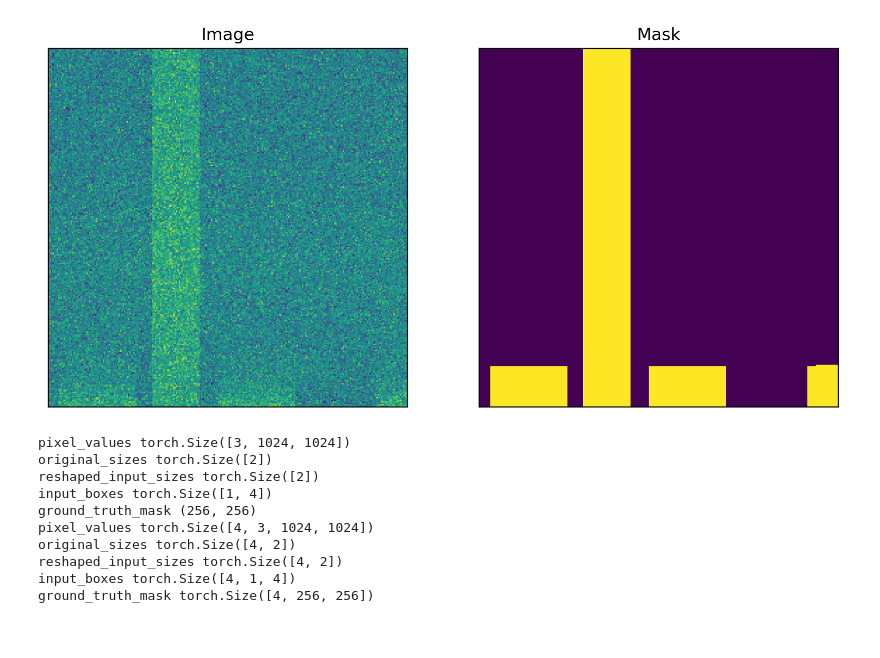
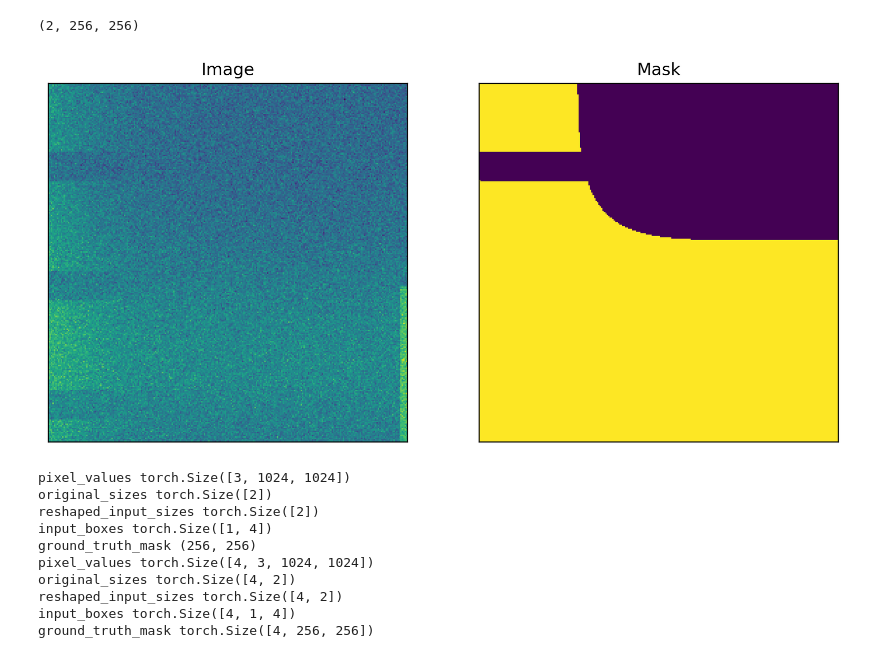
Before and after one commit to preshanth/SAM-RFI, a Jupyter notebook: notebooks/synthetic_training.ipynb, the cells around one changed output. Drawn from its saved outputs; the diff is of its cells as text; code cells hidden in the pictures.

```diff
--- a/notebooks/synthetic_training.ipynb
+++ b/notebooks/synthetic_training.ipynb
@@ -8,15 +8,14 @@ from scipy import stats
 import numpy as np
 import matplotlib.pyplot as plt
 # %%
-
-dir_path = '/home/gpuhost001/ddeal/RFI-AI/'
+dir_path = '/home/gpuhost002/ddeal/RFI-AI/'
 
 synthetic_rfi = SyntheticRFI(min_freq=0, max_freq=256*4, min_time=0, max_time=256*4, points_freq=256*4, points_time=256*4,)
 
 spectrographs = []
 models = []
 
-for i in range(300):
+for i in range(3):
     synthetic_rfi = SyntheticRFI(min_freq=0, max_freq=256*4, min_time=0, max_time=256*4, points_freq=256*4, points_time=256*4,)
     synthetic_rfi.generate_waterfall(pers_freq_gauss=2, pers_time_gauss=2, pers_freq_square=2, pers_time_square=2,
                                     inter_freq_square=2, inter_freq_gauss=2, noise=np.random.randint(1,10), mean=np.random.randint(3,20), mean_rfi=1000, std_rfi=500, edge_buffer=10)
@@ -200,11 +199,15 @@ class SAMDataset(Dataset):
 # %%
 from transformers import SamProcessor
 processor = SamProcessor.from_pretrained("facebook/sam-vit-huge")
+# %%
+filtered_images.shape
+# %% [output]
+(2, 256, 256)
 # %%
 from datasets import Dataset
 from PIL import Image
-filtered_images = filtered_images[0:600]
-filtered_flags = filtered_flags[0:600]
+filtered_images = filtered_images[0:2]
+filtered_flags = filtered_flags[0:2]
 # Convert the NumPy arrays to Pillow images and store them in a dictionary
 dataset_dict = {
     "image": [Image.fromarray(img) for img in filtered_images],
@@ -215,30 +218,31 @@ dataset_dict = {
 dataset = Dataset.from_dict(dataset_dict)
 # %%
 img_num = np.random.randint(0, 150-1)
+img_num = 0
 example_image = dataset[img_num]["image"]
 example_mask = dataset[img_num]["label"]
 
 fig, axes = plt.subplots(1, 2, figsize=(10, 5), dpi=300)
 
 # Plot the first image on the left
 axes[0].imshow(np.array(example_image).T,)  # Assuming the first image is grayscale
 axes[0].set_title("Image")
 
 # Plot the second image on the right
 axes[1].imshow(np.array(example_mask).T,)  # Assuming the second image is grayscale
 axes[1].set_title("Mask")
 
 # Hide axis ticks and labels
 for ax in axes:
     ax.set_xticks([])
     ax.set_yticks([])
     ax.set_xticklabels([])
     ax.set_yticklabels([])
 
 # Display the images side by side
 plt.show()
 # %% [output]
-[figure, old version]
+[figure, new version]
 # %%
 # Initialize the processor
 from transformers import SamProcessor
```
Also changed, not shown: parts of 5 cells of this notebook, 4 other files.
